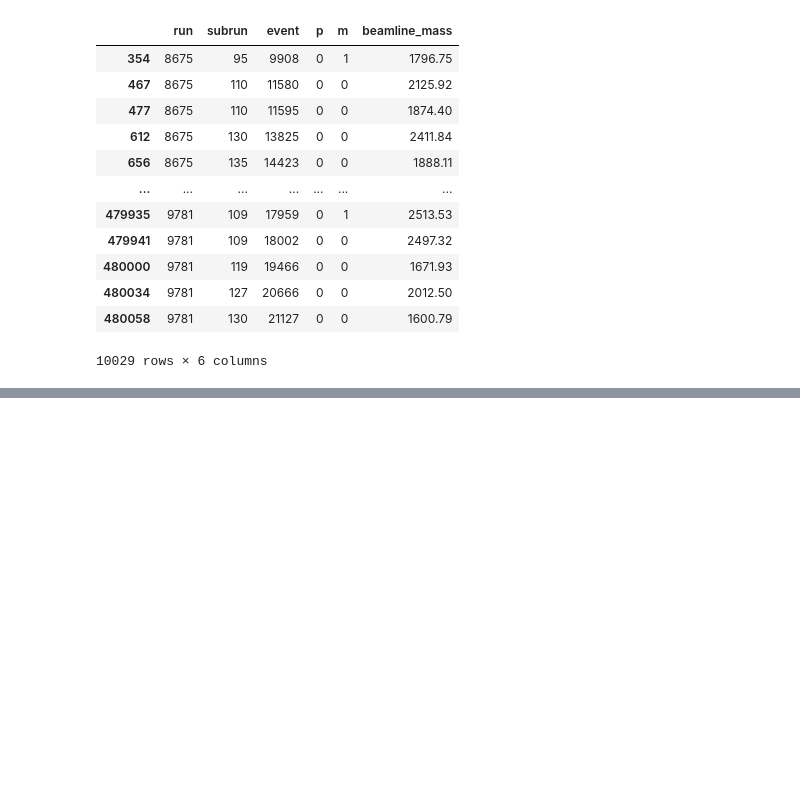
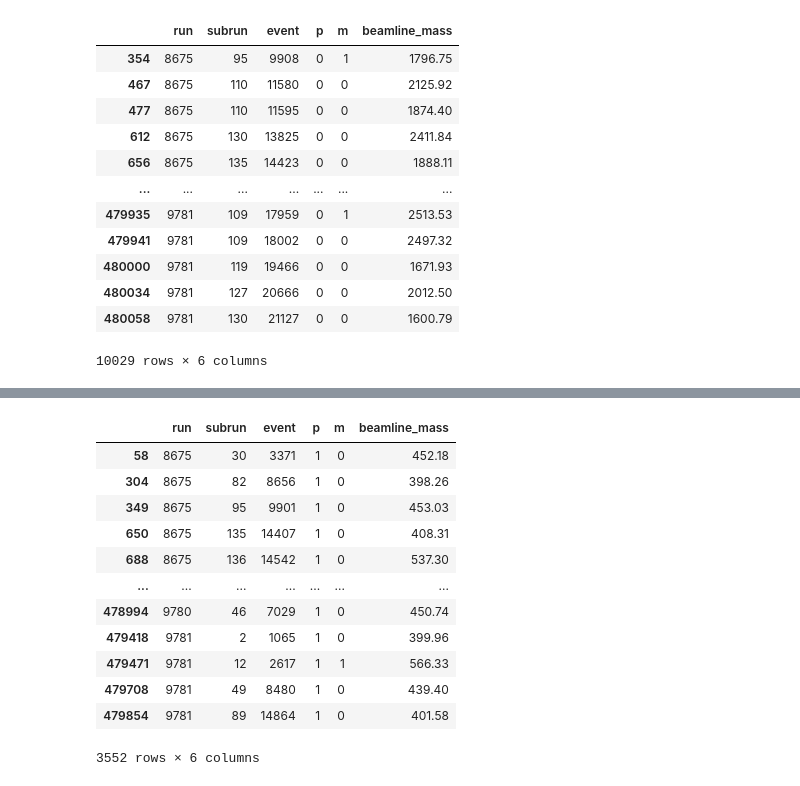
Before and after one commit to mohummudh/proton-deuteron, a Jupyter notebook: cuts/masscut.ipynb, the cells around one changed output, grey strips where cells are left out. Cells and saved outputs as stored; diff of their text form; code cells hidden in the pictures; blank space fills up the shorter version.

```diff
--- a/cuts/masscut.ipynb
+++ b/cuts/masscut.ipynb
@@ -653,0 +671,17 @@ deuterons[['run', 'subrun', 'event']].to_csv('predeuterons_all_1600_2750.csv', i
+# %%
+all_kaons = df[(df['beamline_mass'] > 350) & (df['beamline_mass'] < 650) & (df['p'] == 1)]
+all_kaons
+# %% [output]
+|  | run | subrun | event | p | m | beamline_mass |
+| 58 | 8675 | 30 | 3371 | 1 | 0 | 452.18 |
+| 304 | 8675 | 82 | 8656 | 1 | 0 | 398.26 |
+| 349 | 8675 | 95 | 9901 | 1 | 0 | 453.03 |
+| 650 | 8675 | 135 | 14407 | 1 | 0 | 408.31 |
+| 688 | 8675 | 136 | 14542 | 1 | 0 | 537.30 |
+| ... | ... | ... | ... | ... | ... | ... |
+| 478994 | 9780 | 46 | 7029 | 1 | 0 | 450.74 |
+| 479418 | 9781 | 2 | 1065 | 1 | 0 | 399.96 |
+| 479471 | 9781 | 12 | 2617 | 1 | 1 | 566.33 |
+| 479708 | 9781 | 49 | 8480 | 1 | 0 | 439.40 |
+| 479854 | 9781 | 89 | 14864 | 1 | 0 | 401.58 |
+3552 rows × 6 columns
```
Also changed, not shown: parts of 5 cells of this notebook.
